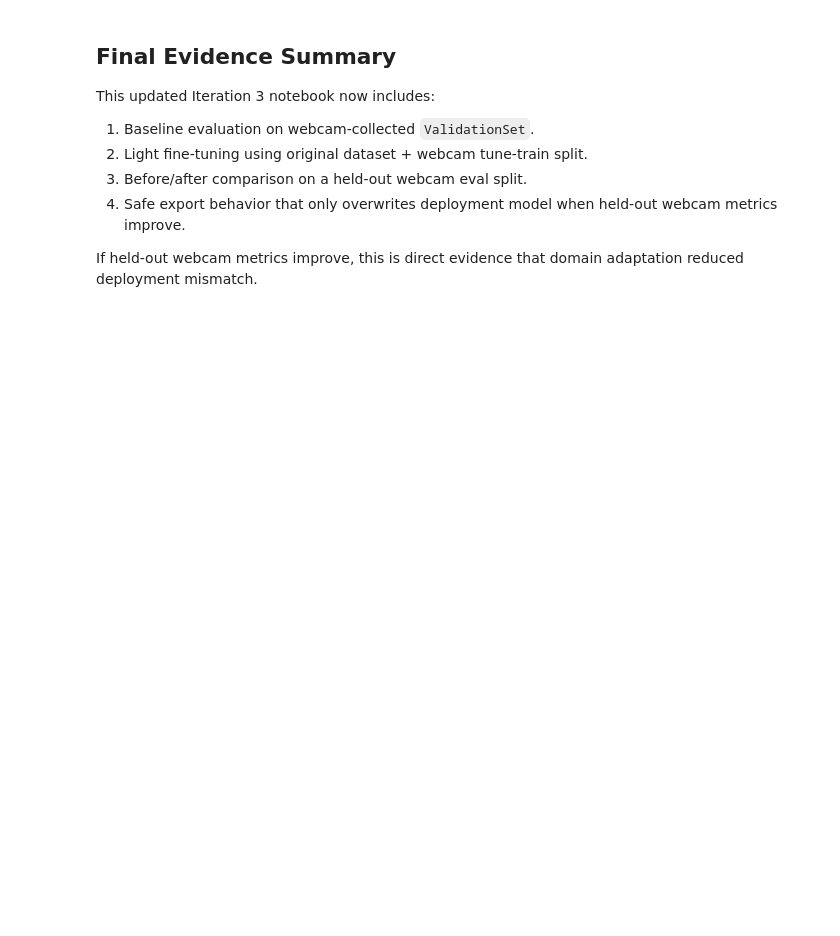
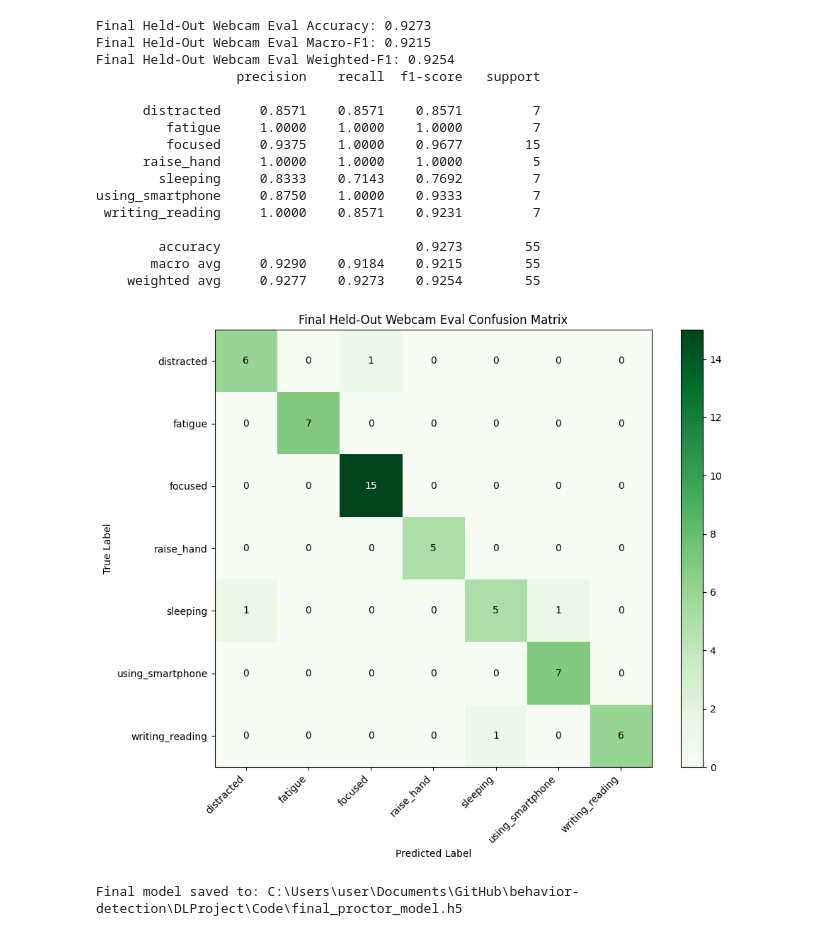
Before and after one commit to Amzuhe/behavior-detection, a Jupyter notebook: DLProject/Code/notebooks/iteration3_mobilenet_augmented.ipynb, the cells around one changed output. Saved outputs shown, nothing was run; the diff lists cells and outputs as text; code cells hidden in the pictures; blank space fills up the shorter version.

```diff
--- a/DLProject/Code/notebooks/iteration3_mobilenet_augmented.ipynb
+++ b/DLProject/Code/notebooks/iteration3_mobilenet_augmented.ipynb
@@ -364,8 +349,5 @@ using_smartphone     0.0000    0.0000    0.0000         7
 # %%
-# Fine-tune setup: load existing weights, unfreeze only top MobileNetV2 blocks (except BatchNorm)
-fine_tune_model, base_model = build_model(NUM_CLASSES, base_trainable=False)
-fine_tune_model.load_weights(MODEL_INPUT_PATH)
-
+# Stage 2: gentle fine-tune
 base_model.trainable = True
 fine_tune_at = len(base_model.layers) - 30
 for layer in base_model.layers[:fine_tune_at]:
@@ -374,35 +356,25 @@ for layer in base_model.layers[fine_tune_at:]:
     if isinstance(layer, layers.BatchNormalization):
         layer.trainable = False
 
-fine_tune_model.compile(
-    optimizer=keras.optimizers.Adam(learning_rate=1e-5),
-    loss='sparse_categorical_crossentropy',
-    metrics=['accuracy']
-)
+model.compile(optimizer=keras.optimizers.Adam(learning_rate=8e-6), loss='sparse_categorical_crossentropy', metrics=['accuracy'])
 
-callbacks = [
+callbacks_stage2 = [
     keras.callbacks.EarlyStopping(monitor='val_loss', patience=4, restore_best_weights=True),
-    keras.callbacks.ReduceLROnPlateau(monitor='val_loss', factor=0.5, patience=2, min_lr=1e-6, verbose=1),
+    keras.callbacks.ReduceLROnPlateau(monitor='val_loss', factor=0.5, patience=1, min_lr=1e-6, verbose=1),
     keras.callbacks.ModelCheckpoint(BEST_FINE_TUNE_PATH, monitor='val_loss', save_best_only=True, save_weights_only=True, verbose=1),
 ]
 
-history = fine_tune_model.fit(
+history_stage2 = model.fit(
     combined_train_ds,
     validation_data=webcam_tune_val_ds,
-    epochs=15,
-    callbacks=callbacks,
+    epochs=12,
+    callbacks=callbacks_stage2,
+    class_weight=class_weight,
 )
 
-best_epoch = int(np.argmin(history.history['val_loss']))
-print('Best fine-tune epoch:', best_epoch + 1)
-print('Best val_loss:', round(float(history.history['val_loss'][best_epoch]), 4))
-print('Best val_accuracy:', round(float(history.history['val_accuracy'][best_epoch]), 4))
-
-
-# Ensure best checkpoint weights are loaded before evaluation
 try:
-    fine_tune_model.load_weights(BEST_FINE_TUNE_PATH)
-    print(f'Loaded best fine-tune weights from: {BEST_FINE_TUNE_PATH}')
+    model.load_weights(BEST_FINE_TUNE_PATH)
+    print(f'Loaded best stage-2 weights from: {BEST_FINE_TUNE_PATH}')
 except Exception as error:
-    print('Could not load best checkpoint weights; using in-memory EarlyStopping-restored weights:', error)
+    print('Could not load BEST_FINE_TUNE_PATH; using in-memory best weights:', error)
 # %% [output]
@@ -496,10 +426,32 @@ Improved model saved to: C:\Users\user\Documents\GitHub\behavior-detection\DLPro
-# %% [markdown]
-## Final Evidence Summary
-
-This updated Iteration 3 notebook now includes:
-1. Baseline evaluation on webcam-collected `ValidationSet`.
-2. Light fine-tuning using original dataset + webcam tune-train split.
-3. Before/after comparison on a held-out webcam eval split.
-4. Safe export behavior that only overwrites deployment model when held-out webcam metrics improve.
-
-If held-out webcam metrics improve, this is direct evidence that domain adaptation reduced deployment mismatch.
+# %%
+final_metrics = evaluate_on_dataset(
+    model,
+    webcam_eval_ds,
+    np.array(webcam_eval_labels),
+    CLASS_NAMES,
+    title_prefix='Final Held-Out Webcam Eval',
+    cmap='Greens'
+)
+# %% [output]
+Final Held-Out Webcam Eval Accuracy: 0.9273
+Final Held-Out Webcam Eval Macro-F1: 0.9215
+Final Held-Out Webcam Eval Weighted-F1: 0.9254
+                  precision    recall  f1-score   support
+
+      distracted     0.8571    0.8571    0.8571         7
+         fatigue     1.0000    1.0000    1.0000         7
+         focused     0.9375    1.0000    0.9677        15
+      raise_hand     1.0000    1.0000    1.0000         5
+        sleeping     0.8333    0.7143    0.7692         7
+using_smartphone     0.8750    1.0000    0.9333         7
+ writing_reading     1.0000    0.8571    0.9231         7
+
+        accuracy                         0.9273        55
+       macro avg     0.9290    0.9184    0.9215        55
+    weighted avg     0.9277    0.9273    0.9254        55
+[figure, added]
+# %%
+model.save(MODEL_OUTPUT_PATH)
+print(f'Final model saved to: {MODEL_OUTPUT_PATH}')
+# %% [output]
+Final model saved to: C:\Users\user\Documents\GitHub\behavior-detection\DLProject\Code\final_proctor_model.h5
```
Also changed, not shown: parts of 16 cells of this notebook, 4 other files.
